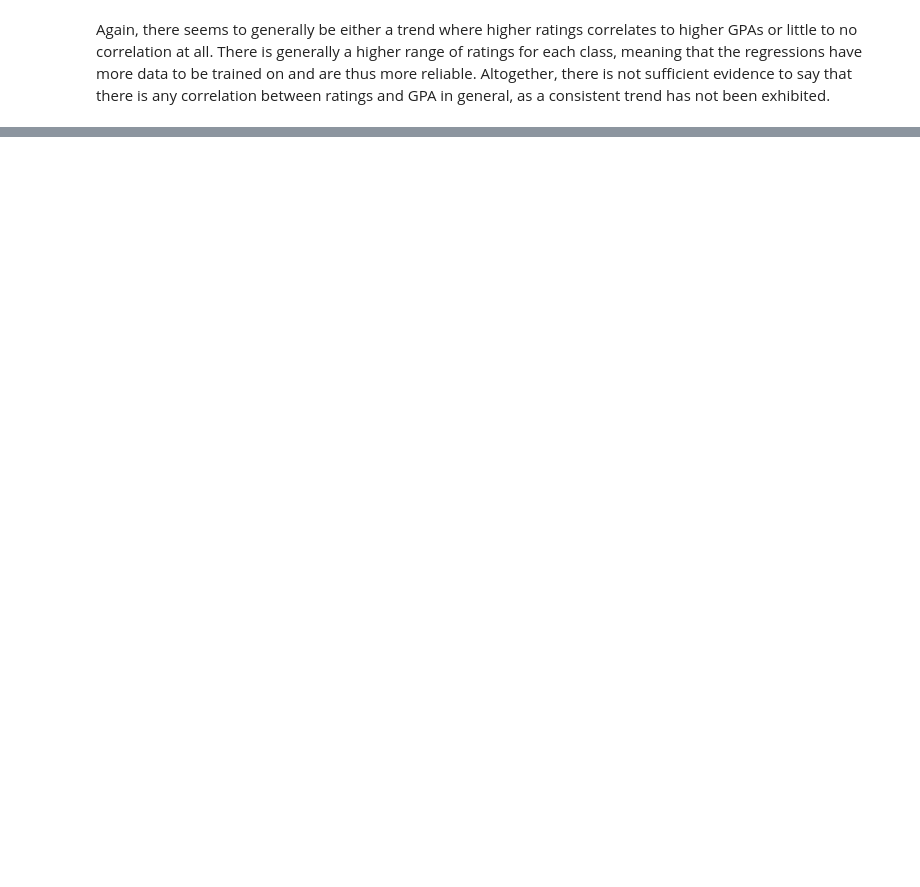
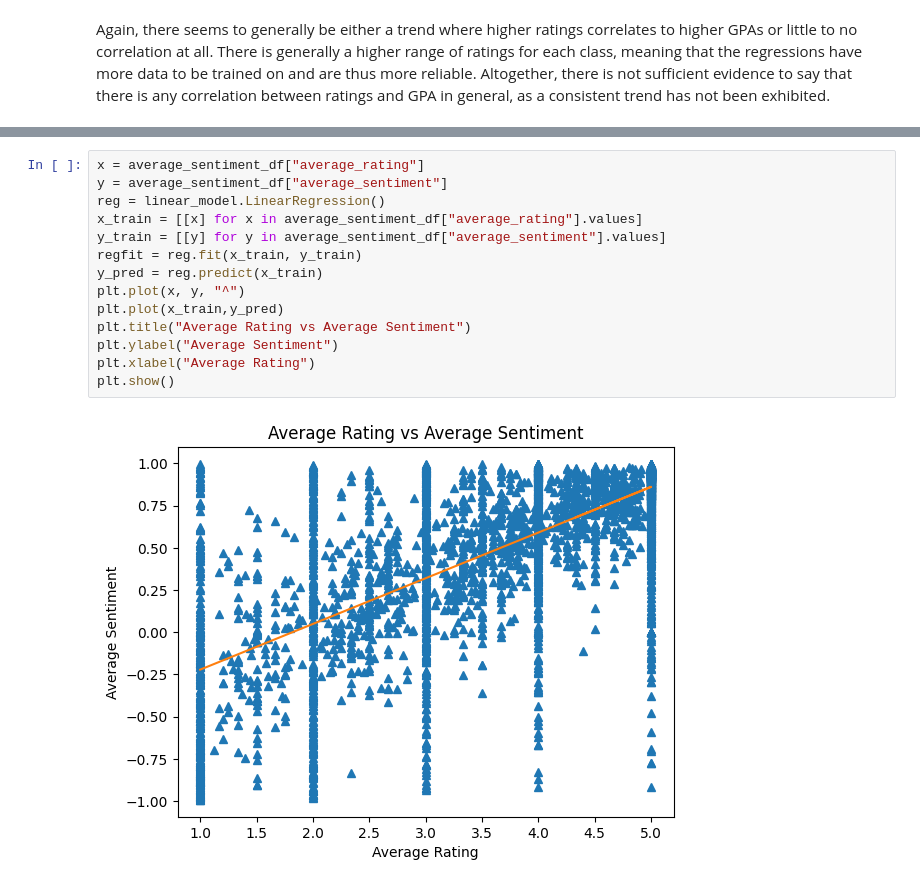
Before and after one commit to aaronl1661/teacherSalaryAnalysis, a Jupyter notebook: index.ipynb, the cells around one changed output, grey strips where cells are left out. Saved outputs shown, nothing was run; the diff lists cells and outputs as text; blank space fills up the shorter version.

Commit message:
sentiment

```diff
--- a/index.ipynb
+++ b/index.ipynb
@@ -1312,0 +1368,16 @@ Again, there seems to generally be either a trend where higher ratings correlate
+# %%
+x = average_sentiment_df["average_rating"]
+y = average_sentiment_df["average_sentiment"]
+reg = linear_model.LinearRegression()
+x_train = [[x] for x in average_sentiment_df["average_rating"].values]
+y_train = [[y] for y in average_sentiment_df["average_sentiment"].values]
+regfit = reg.fit(x_train, y_train)
+y_pred = reg.predict(x_train)
+plt.plot(x, y, "^")
+plt.plot(x_train,y_pred)
+plt.title("Average Rating vs Average Sentiment")
+plt.ylabel("Average Sentiment")
+plt.xlabel("Average Rating")
+plt.show()
+# %% [output]
+[figure, added]
```
Also changed, not shown: parts of 16 cells of this notebook.
